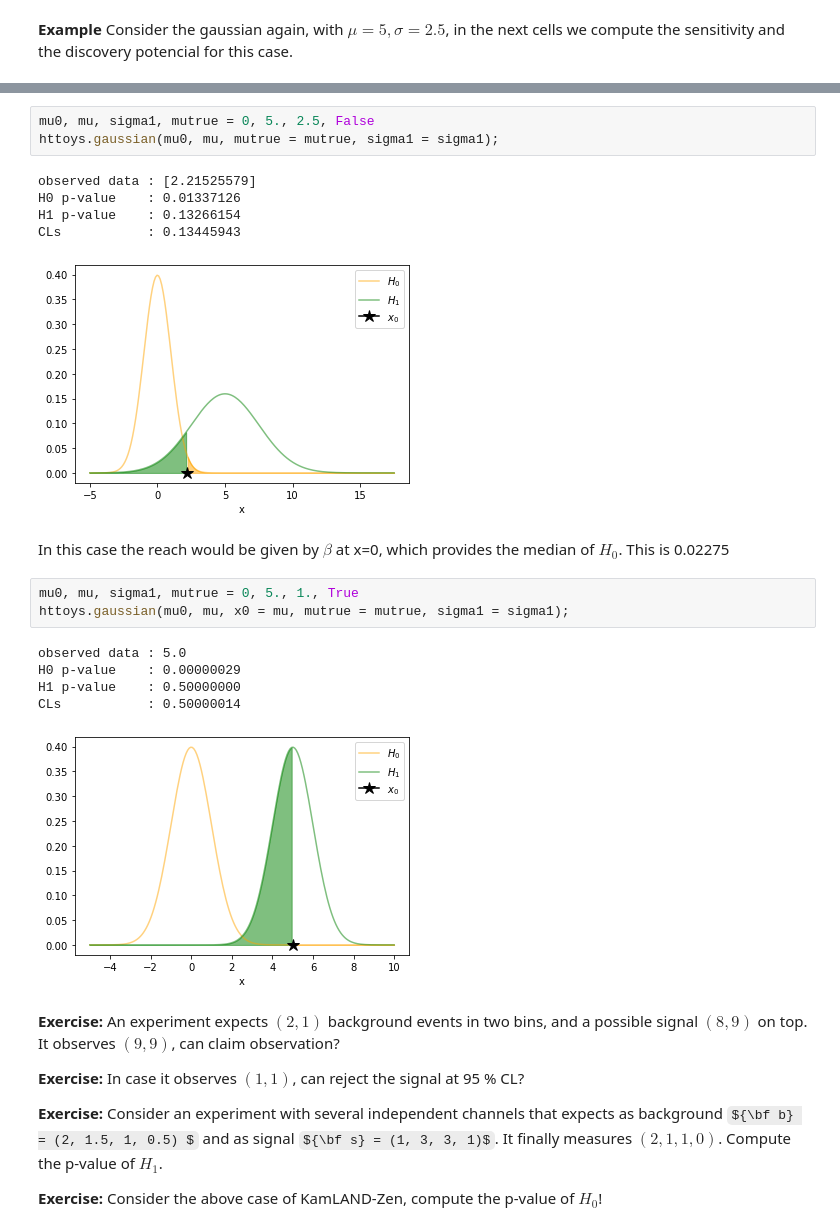
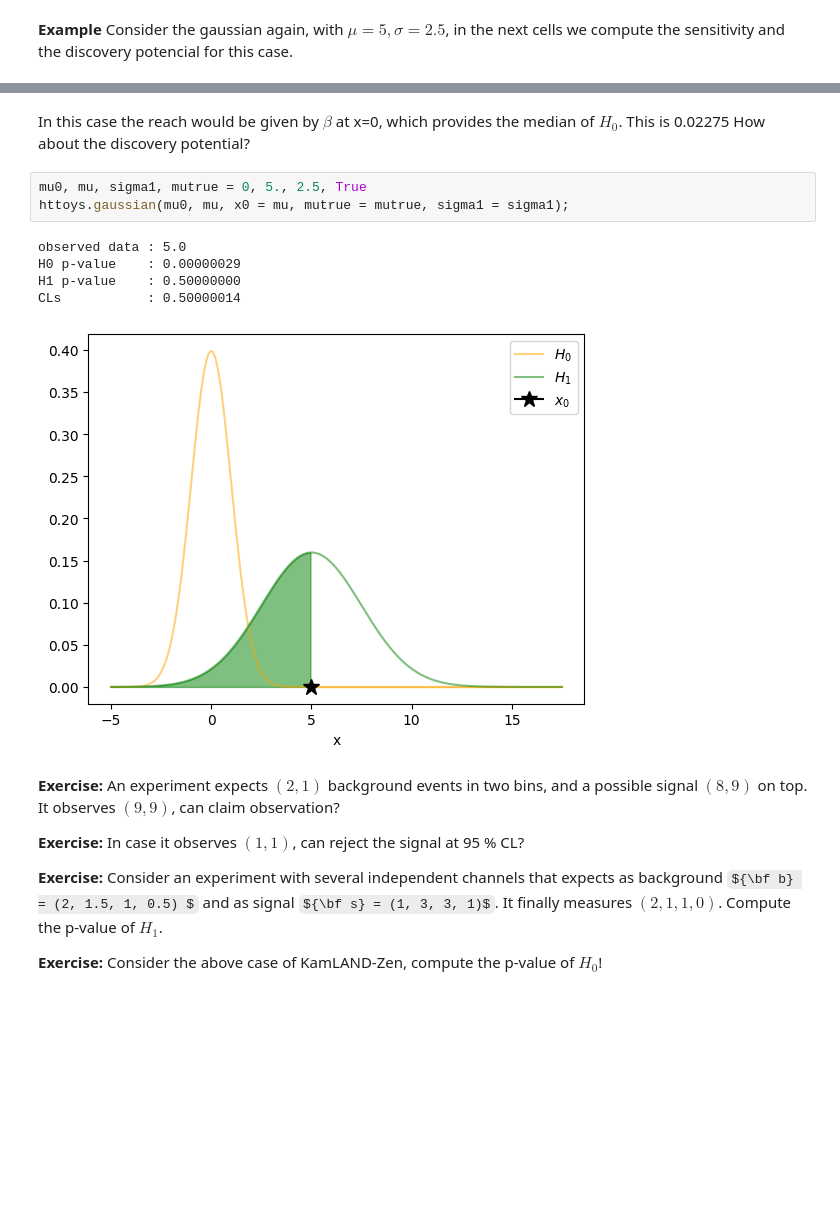
Before and after one commit to xabiercidvidal/USC-TA, a Jupyter notebook: ta_hypothesis_test.ipynb, the cells around one changed output, grey strips where cells are left out. Saved outputs shown, nothing was run; the diff lists cells and outputs as text; some formulas as TeX source; blank space fills up the shorter version.

```diff
--- a/ta_hypothesis_test.ipynb
+++ b/ta_hypothesis_test.ipynb
@@ -340,23 +354,15 @@ That is, in case $H_1$ is true, and we observe data in the median of the $H_1$ d
+# %% [markdown]
+In this case the reach would be given by $\beta$ at x=0, which provides the median of $H_0$. This is 0.02275
+How about the discovery potential?
 # %%
-mu0, mu, sigma1, mutrue = 0, 5., 2.5, False
-httoys.gaussian(mu0, mu, mutrue = mutrue, sigma1 = sigma1);
+mu0, mu, sigma1, mutrue = 0, 5., 2.5, True
+httoys.gaussian(mu0, mu, x0 = mu, mutrue = mutrue, sigma1 = sigma1);
 # %% [output]
-observed data : [2.21525579]
-H0 p-value    : 0.01337126
-H1 p-value    : 0.13266154
-CLs           : 0.13445943
+observed data : 5.0
+H0 p-value    : 0.00000029
+H1 p-value    : 0.50000000
+CLs           : 0.50000014
-[figure, old version]
+[figure, new version]
-# %% [markdown]
-In this case the reach would be given by $\beta$ at x=0, which provides the median of $H_0$. This is 0.02275
-# %%
-mu0, mu, sigma1, mutrue = 0, 5., 1., True
-httoys.gaussian(mu0, mu, x0 = mu, mutrue = mutrue, sigma1 = sigma1);
-# %% [output]
-observed data : 5.0
-H0 p-value    : 0.00000029
-H1 p-value    : 0.50000000
-CLs           : 0.50000014
-[figure, removed]
 # %% [markdown]
 **Exercise:** An experiment expects $(2, 1)$ background events in two bins, and a possible signal $(8, 9)$ on top. It observes $(9, 9)$, can claim observation?
 
```
Also changed, not shown: parts of 20 cells of this notebook, 21 other files.
